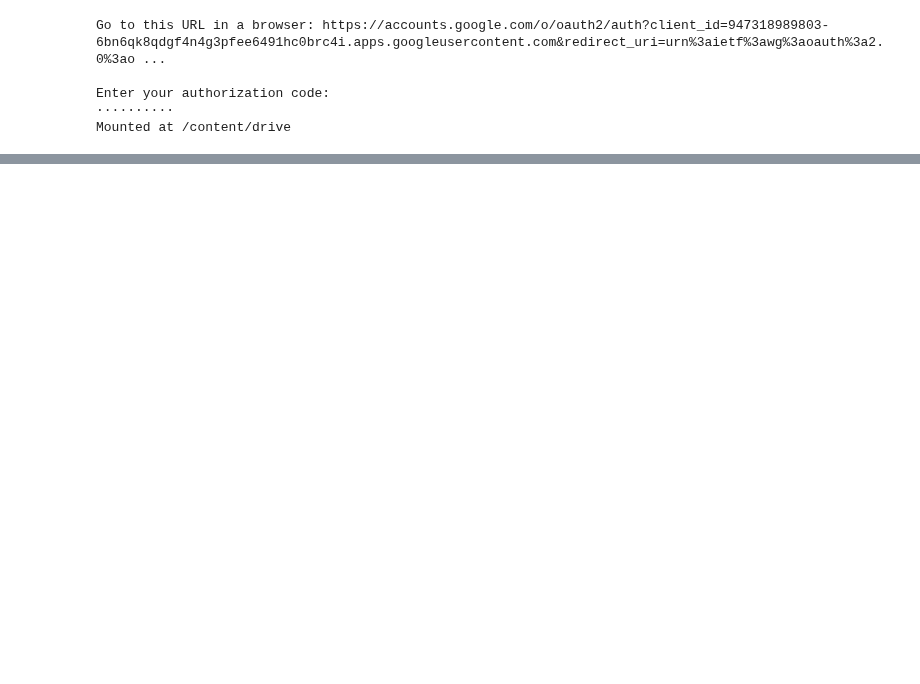
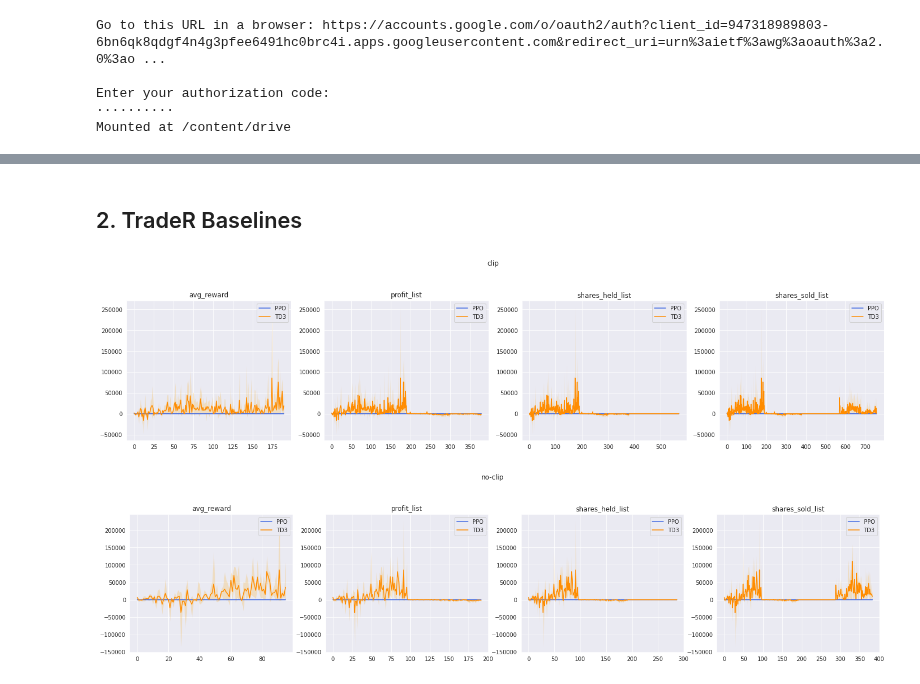
Before and after one commit to karush17/esac, a Jupyter notebook: Results.ipynb, the cells around one changed output, grey strips where cells are left out. Drawn from its saved outputs; the diff is of its cells as text; code cells hidden in the pictures; blank space fills up the shorter version.

Commit message:
Initial TradeR baselines

```diff
--- a/Results.ipynb
+++ b/Results.ipynb
@@ -167,0 +87,49 @@ Text(0.5, 0, 'Million Steps')
+# %% [markdown]
+## 2. TradeR Baselines
+# %%
+head_name = '/content/drive/My Drive/Colab Notebooks/Checkpoint/'
+clip_name = 'clip'
+noclip_name = 'no-clip'
+
+assess = [clip_name, noclip_name]
+check = ['avg_reward','profit_list','shares_held_list','shares_sold_list']
+
+for name in assess:
+  sns.set_style('dark', {'axes.grid' : True})
+  alpha = 0.2
+  plt.figure(figsize=(24,10))
+  plt.suptitle(name)
+  num_plots = 1
+  fixed_len = 100
+
+  data_ppo_1 = pkl.load(open(head_name+name+'/baseline-PPO'+'/data0.pkl','rb'))
+  data_ppo_2 = pkl.load(open(head_name+name+'/baseline-PPO'+'/data1.pkl','rb'))
+  data_ppo_3 = pkl.load(open(head_name+name+'/baseline-PPO'+'/data2.pkl','rb'))
+  data_td3_1 = pkl.load(open(head_name+name+'/baseline-TD3'+'/data0.pkl','rb'))
+  data_td3_2 = pkl.load(open(head_name+name+'/baseline-TD3'+'/data1.pkl','rb'))
+  data_td3_3 = pkl.load(open(head_name+name+'/baseline-TD3'+'/data2.pkl','rb'))
+
+  ppo_avg = []; ppo_min = []; ppo_max = []
+  td3_avg = []; td3_min = []; td3_max = []
+  for n in check:
+    fixed_len = min(data_ppo_1['episodes'],data_ppo_2['episodes'],data_ppo_3['episodes'],data_td3_1['episodes'],data_td3_2['episodes'],data_td3_3['episodes'])
+    for j in range(fixed_len):
+      ppo_min.append(min(data_ppo_1[n][j],data_ppo_2[n][j],data_ppo_3[n][j]))
+      ppo_max.append(max(data_ppo_1[n][j],data_ppo_2[n][j],data_ppo_3[n][j]))
+      ppo_avg.append(np.mean([data_ppo_1[n][j],data_ppo_2[n][j],data_ppo_3[n][j]]))
+      td3_min.append(min(data_td3_1[n][j],data_td3_2[n][j],data_td3_3[n][j]))
+      td3_max.append(max(data_td3_1[n][j],data_td3_2[n][j],data_td3_3[n][j]))
+      td3_avg.append(np.mean([data_td3_1[n][j],data_td3_2[n][j],data_td3_3[n][j]]))
+
+
+    plt.subplot(2,4,num_plots)
+    plt.title(n)
+    plt.plot(np.arange(0,len(ppo_avg),1),ppo_avg, color='royalblue')
+    plt.fill_between(np.arange(0,len(ppo_avg),1),ppo_min,ppo_max,facecolor='steelblue', alpha=alpha, linewidth=0, antialiased=True)
+    plt.plot(np.arange(0,len(td3_avg),1),td3_avg, color='darkorange')
+    plt.fill_between(np.arange(0,len(td3_avg),1),td3_min,td3_max,facecolor='orange', alpha=alpha, linewidth=0, antialiased=True)
+    plt.legend(['PPO','TD3'])
+    num_plots += 1
+# %% [output]
+[figure, added]
+[figure, added]
```
Also changed, not shown: parts of 6 cells of this notebook.
